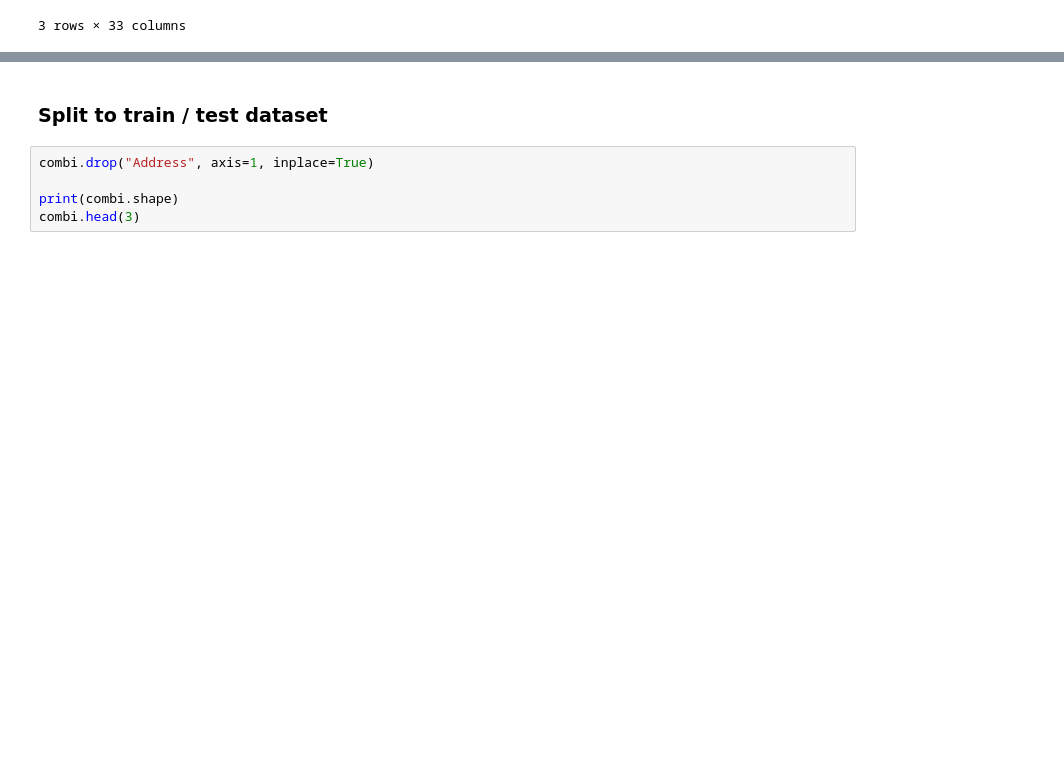
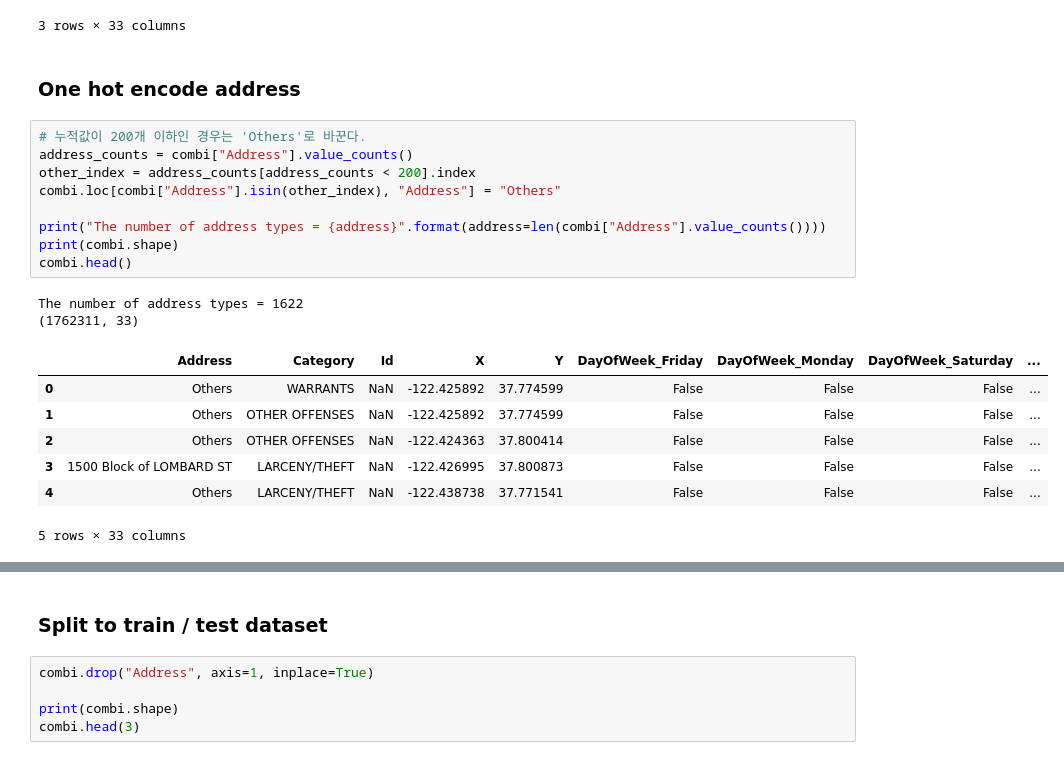
Before and after one commit to SW7THML/sf-crime, a Jupyter notebook: delivers/baseline-script.ipynb, the cells around one changed output, grey strips where cells are left out. Saved outputs shown, nothing was run; the diff lists cells and outputs as text; blank space fills up the shorter version.

```diff
--- a/delivers/baseline-script.ipynb
+++ b/delivers/baseline-script.ipynb
@@ -153,3 +153,24 @@ combi.head(3)
 | 1 | OAK ST / LAGUNA ST | OTHER OFFENSES | NaN | -122.425892 | 37.774599 | False | False | False | ... |
 | 2 | VANNESS AV / GREENWICH ST | OTHER OFFENSES | NaN | -122.424363 | 37.800414 | False | False | False | ... |
 3 rows × 33 columns
+# %% [markdown]
+### One hot encode address
+# %%
+# 누적값이 200개 이하인 경우는 'Others'로 바꾼다.
+address_counts = combi["Address"].value_counts()
+other_index = address_counts[address_counts < 200].index
+combi.loc[combi["Address"].isin(other_index), "Address"] = "Others"
+
+print("The number of address types = {address}".format(address=len(combi["Address"].value_counts())))
+print(combi.shape)
+combi.head()
+# %% [output]
+The number of address types = 1622
+(1762311, 33)
+|  | Address | Category | Id | X | Y | DayOfWeek_Friday | DayOfWeek_Monday | DayOfWeek_Saturday | ... |
+| 0 | Others | WARRANTS | NaN | -122.425892 | 37.774599 | False | False | False | ... |
+| 1 | Others | OTHER OFFENSES | NaN | -122.425892 | 37.774599 | False | False | False | ... |
+| 2 | Others | OTHER OFFENSES | NaN | -122.424363 | 37.800414 | False | False | False | ... |
+| 3 | 1500 Block of LOMBARD ST | LARCENY/THEFT | NaN | -122.426995 | 37.800873 | False | False | False | ... |
+| 4 | Others | LARCENY/THEFT | NaN | -122.438738 | 37.771541 | False | False | False | ... |
+5 rows × 33 columns
```
Also changed, not shown: parts of 13 cells of this notebook, 2 other files.
